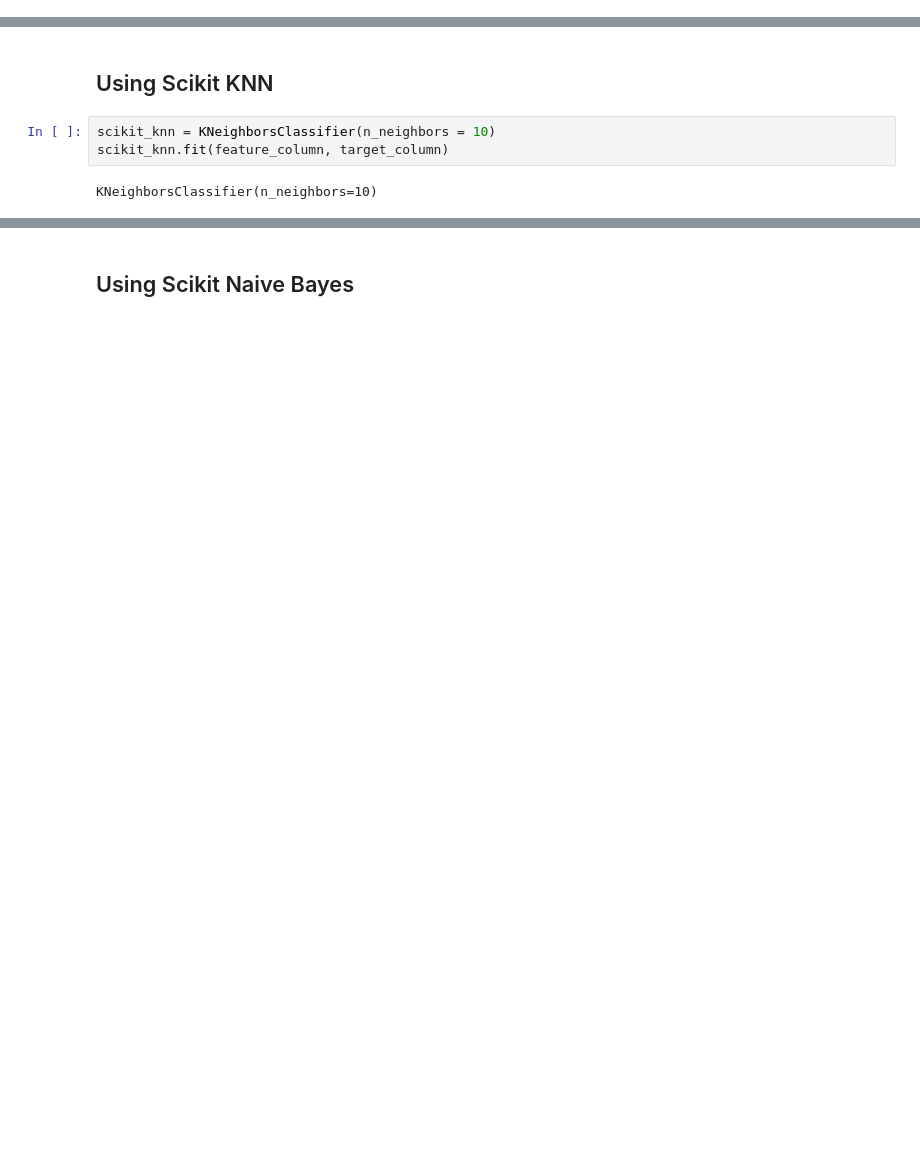
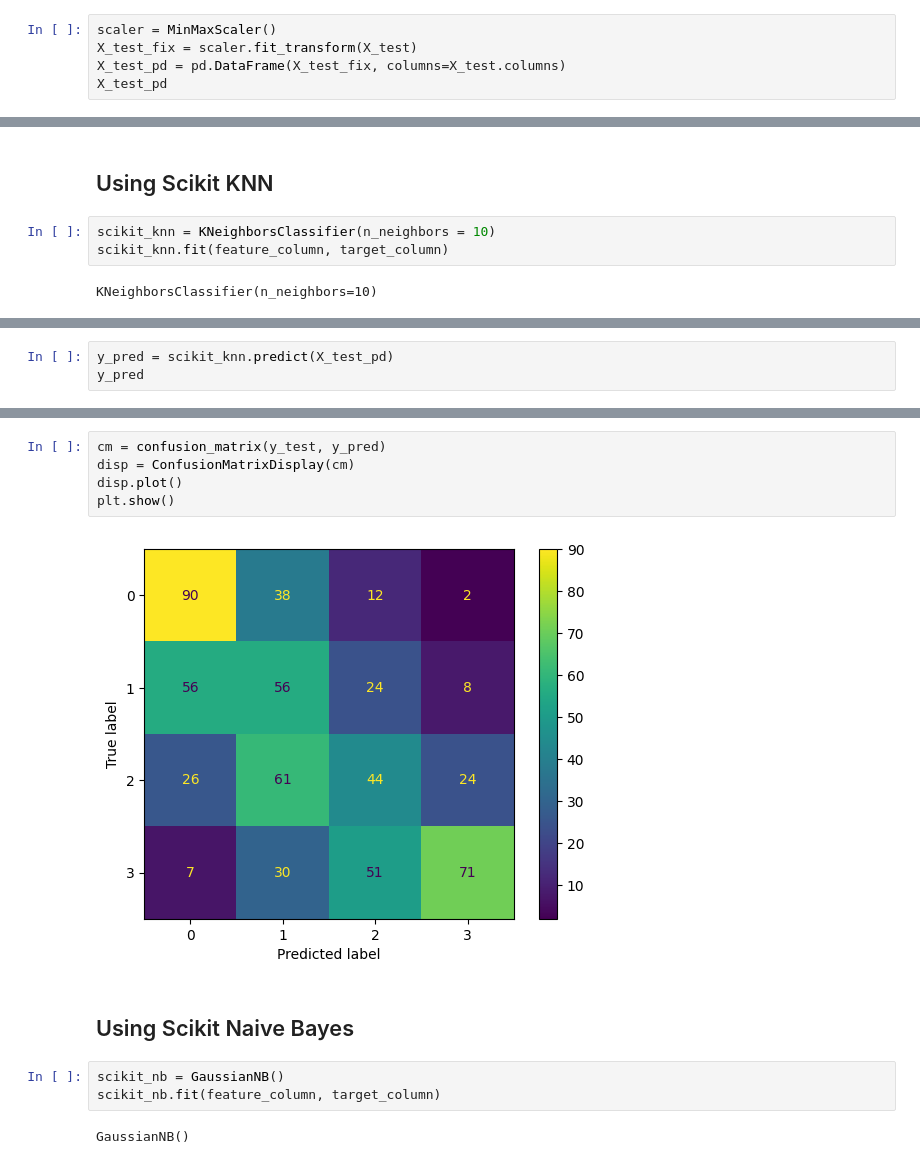
Before and after one commit to MHEN2606/Tubes2_melihatA, a Jupyter notebook: tubes2-melihatA.ipynb, the cells around one changed output, grey strips where cells are left out. Saved outputs shown, nothing was run; the diff lists cells and outputs as text; blank space fills up the shorter version.

```diff
--- a/tubes2-melihatA.ipynb
+++ b/tubes2-melihatA.ipynb
@@ -236,0 +243,5 @@ X_test
+# %%
+scaler = MinMaxScaler()
+X_test_fix = scaler.fit_transform(X_test)
+X_test_pd = pd.DataFrame(X_test_fix, columns=X_test.columns)
+X_test_pd
@@ -250,0 +269,3 @@ pipe_knn = Pipeline(
+# %%
+y_pred = scikit_knn.predict(X_test_pd)
+y_pred
@@ -251,2 +290,14 @@ pipe_knn = Pipeline(
+# %%
+cm = confusion_matrix(y_test, y_pred)
+disp = ConfusionMatrixDisplay(cm)
+disp.plot()
+plt.show()
+# %% [output]
+[figure, added]
 # %% [markdown]
 ## Using Scikit Naive Bayes
+# %%
+scikit_nb = GaussianNB()
+scikit_nb.fit(feature_column, target_column)
+# %% [output]
+GaussianNB()
```
Also changed, not shown: parts of 9 cells of this notebook.
